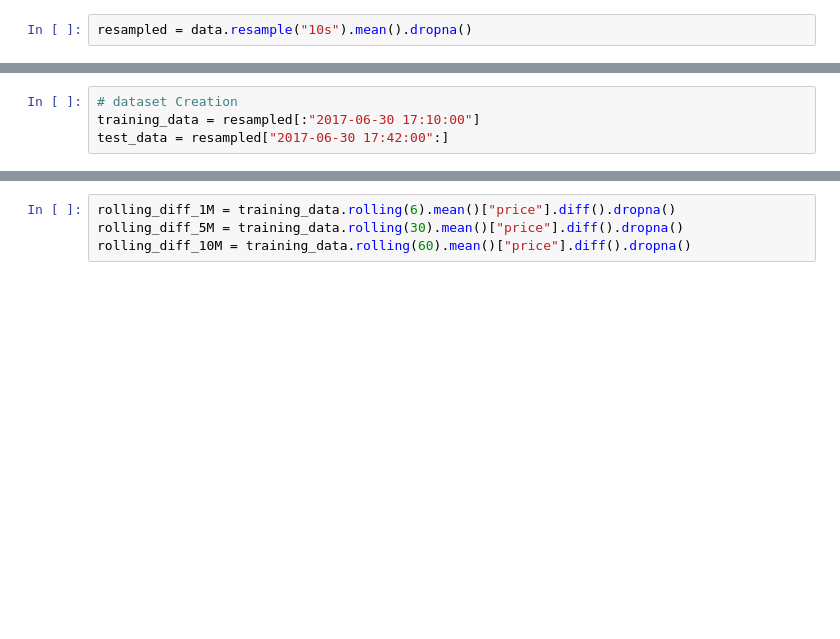
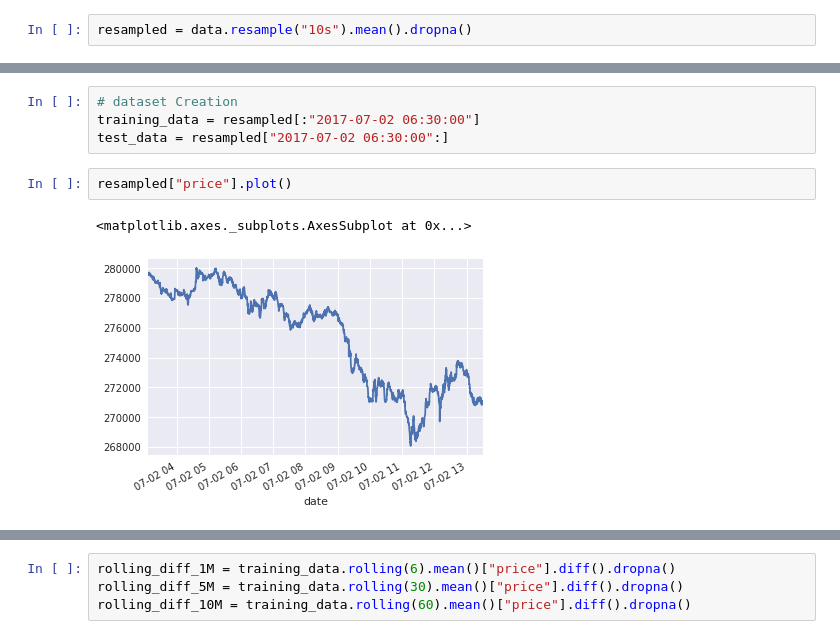
Before and after one commit to pettan0818/zaif_auto_trader, a Jupyter notebook: search_method.ipynb, the cells around one changed output, grey strips where cells are left out. Drawn from its saved outputs; the diff is of its cells as text; blank space fills up the shorter version.

```diff
--- a/search_method.ipynb
+++ b/search_method.ipynb
@@ -17,7 +52,12 @@ resampled = data.resample("10s").mean().dropna()
 # %%
 # dataset Creation
-training_data = resampled[:"2017-06-30 17:10:00"]
-test_data = resampled["2017-06-30 17:42:00":]
+training_data = resampled[:"2017-07-02 06:30:00"]
+test_data = resampled["2017-07-02 06:30:00":]
+# %%
+resampled["price"].plot()
+# %% [output]
+<matplotlib.axes._subplots.AxesSubplot at 0x...>
+[figure, added]
 # %%
 test_data["price"].plot()
 # %% [output]
```
Also changed, not shown: parts of 10 cells of this notebook.
